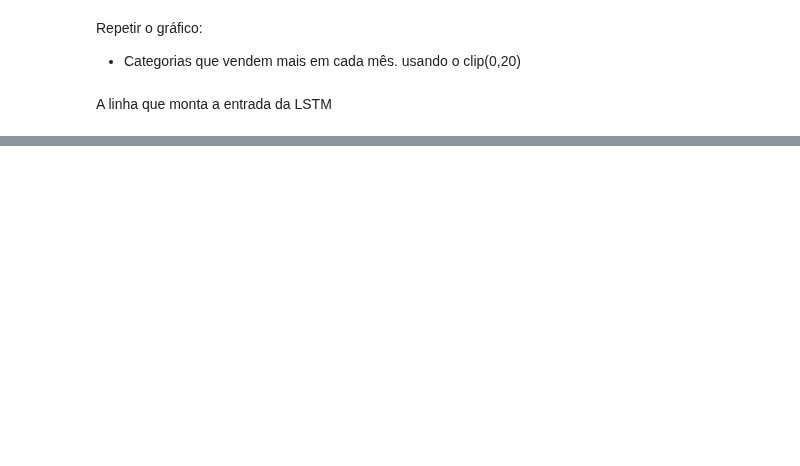
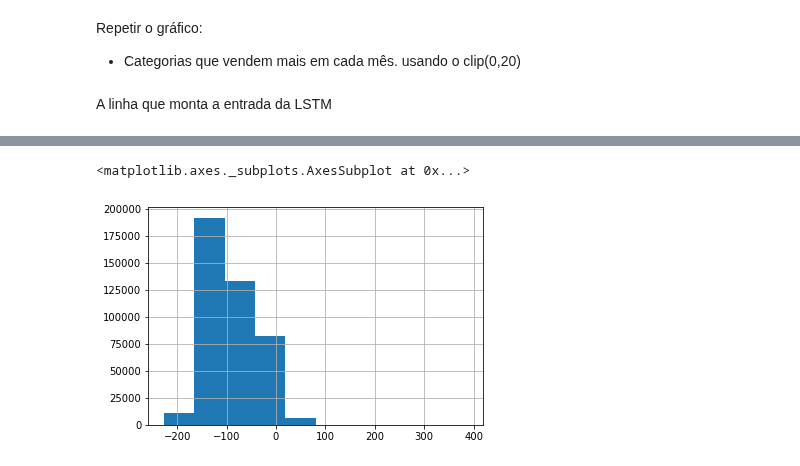
Before and after one commit to RGivisiez/Adv_ML, a Jupyter notebook: 6. LSTM (Simples).ipynb, the cells around one changed output, grey strips where cells are left out. Cells and saved outputs as stored; diff of their text form; code cells hidden in the pictures; blank space fills up the shorter version.

```diff
--- a/6. LSTM (Simples).ipynb
+++ b/6. LSTM (Simples).ipynb
@@ -147,4 +159,6 @@ plt.show()
 # %%
-#pred = df_train_month[df_train_month.date_block_num != 6].drop(['date_block_num', 'item_cnt_month_lag(0)'], axis=1).values
-#pred = pred.reshape((n_samples, time_steps, features))
-#yhat = model.predict(pred)
+pred = df_train_month[df_train_month.date_block_num != 5].drop(['date_block_num', 'item_cnt_month_lag(0)'], axis=1).values
+pred = pred.reshape((n_samples, time_steps, features))
+yhat = model.predict(pred)
+
+del pred
@@ -155,0 +165,4 @@ Test RMSE: 3.993
+# %%
+df_test = df_train_month[df_train_month.date_block_num == 33][['shop_id', 'item_id']]
+df_test['item_cnt_month_lag(0)'] = yhat
+df_test.head()
@@ -155,0 +176,3 @@ Test RMSE: 3.993
+# %%
+df_test = inv_column_scaler_min_max(scaler, df_test[['shop_id', 'item_id', 'item_cnt_month_lag(0)']])
+df_test.head()
@@ -155,0 +186,5 @@ Test RMSE: 3.993
+# %%
+df_test['item_cnt_month_lag(0)'].hist()
+# %% [output]
+<matplotlib.axes._subplots.AxesSubplot at 0x...>
+[figure, added]
```
Also changed, not shown: parts of 21 cells of this notebook, 1 other file.
